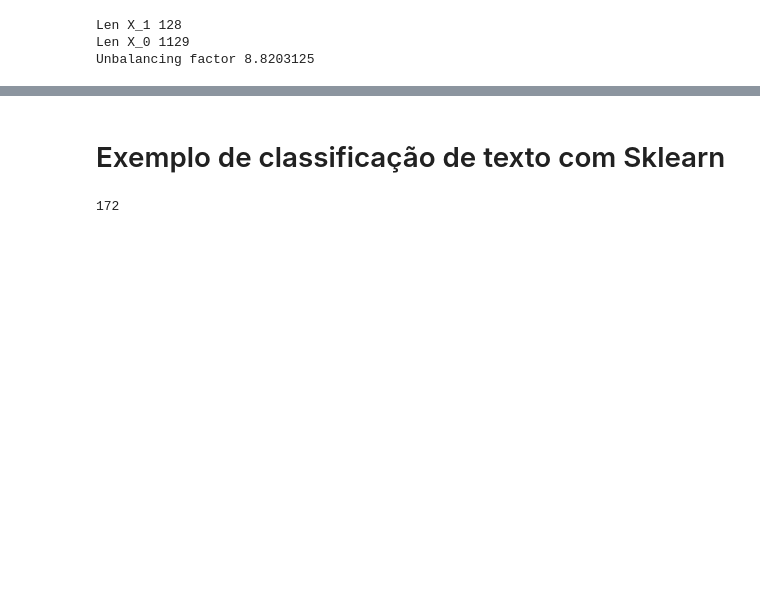
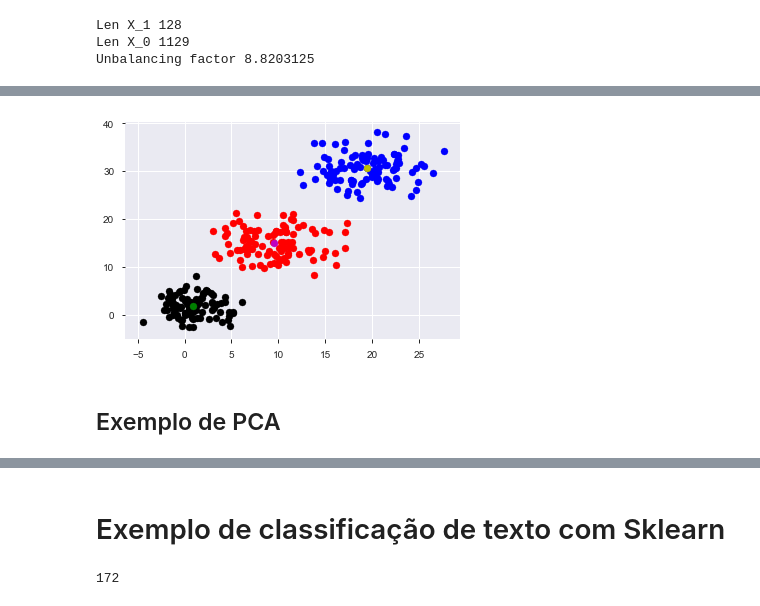
Before and after one commit to fnbalves/curso_machine_learning, a Jupyter notebook: Aprendendo python - parte 3 (sklearn).ipynb, the cells around one changed output, grey strips where cells are left out. Saved outputs shown, nothing was run; the diff lists cells and outputs as text; code cells hidden in the pictures; blank space fills up the shorter version.

```diff
--- a/Aprendendo python - parte 3 (sklearn).ipynb
+++ b/Aprendendo python - parte 3 (sklearn).ipynb
@@ -551,0 +831,8 @@ Accuracy 0.8809523809523809
+# %%
+from sklearn.cluster import KMeans
+
+clustering = KMeans(3).fit(final_data)
+L = clustering.labels_
+C = clustering.cluster_centers_
+
+L
@@ -551,0 +854,21 @@ Accuracy 0.8809523809523809
+# %%
+%matplotlib inline
+
+data_0 = [x for i, x in enumerate(final_data) if L[i] == 0]
+data_1 = [x for i, x in enumerate(final_data) if L[i] == 1]
+data_2 = [x for i, x in enumerate(final_data) if L[i] == 2]
+
+import matplotlib.pyplot as plt
+plt.figure()
+plt.scatter([x for x, y in data_0], [y for x, y in data_0], c='b')
+plt.scatter([x for x, y in data_1], [y for x, y in data_1], c='r')
+plt.scatter([x for x, y in data_2], [y for x, y in data_2], c='k')
+
+plt.scatter([C[0][0]], [C[0][1]], c='y')
+plt.scatter([C[1][0]], [C[1][1]], c='m')
+plt.scatter([C[2][0]], [C[2][1]], c='g')
+plt.show(block=False)
+# %% [output]
+[figure, added]
+# %% [markdown]
+<h2>Exemplo de PCA</h2>
```
Also changed, not shown: parts of 60 cells of this notebook.
